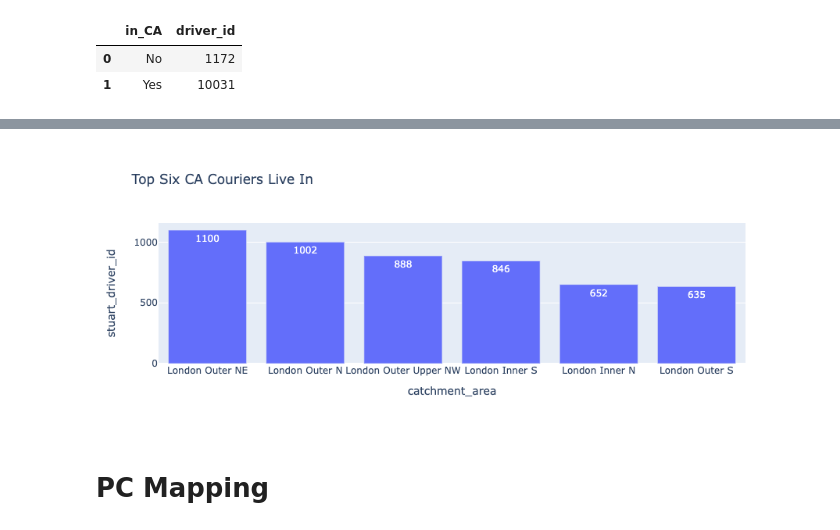
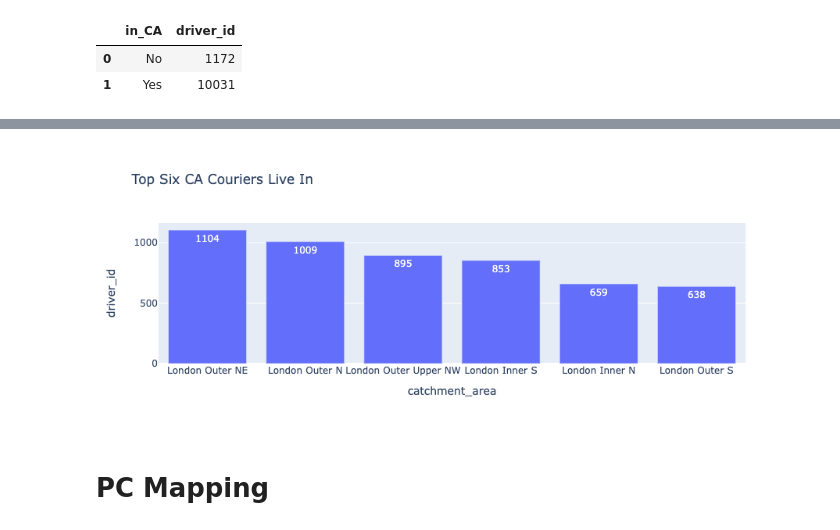
Before and after one commit to IlanaKov/catchment_model_analysis, a Jupyter notebook: Post_Code_mapping.ipynb, the cells around one changed output, grey strips where cells are left out. Saved outputs shown, nothing was run; the diff lists cells and outputs as text; code cells hidden in the pictures.

```diff
--- a/Post_Code_mapping.ipynb
+++ b/Post_Code_mapping.ipynb
@@ -181,8 +177,8 @@ top_5_CA.head(5)
 # %%
-fig2 = px.bar(top_5_CA.head(6), x = 'catchment_area' , y = 'driver_id', title = 'Top Six CA Couriers Live In' , text = 'stuart_driver_id')
+fig2 = px.bar(top_5_CA.head(6), x = 'catchment_area' , y = 'driver_id', title = 'Top Six CA Couriers Live In' , text = 'driver_id')
 fig2.show()
 # %% [output]
-[figure, old version]
+[figure, new version]
 # %% [markdown]
 # PC Mapping
 # %% [markdown]
```
Also changed, not shown: parts of 43 cells of this notebook, 2 other files.
